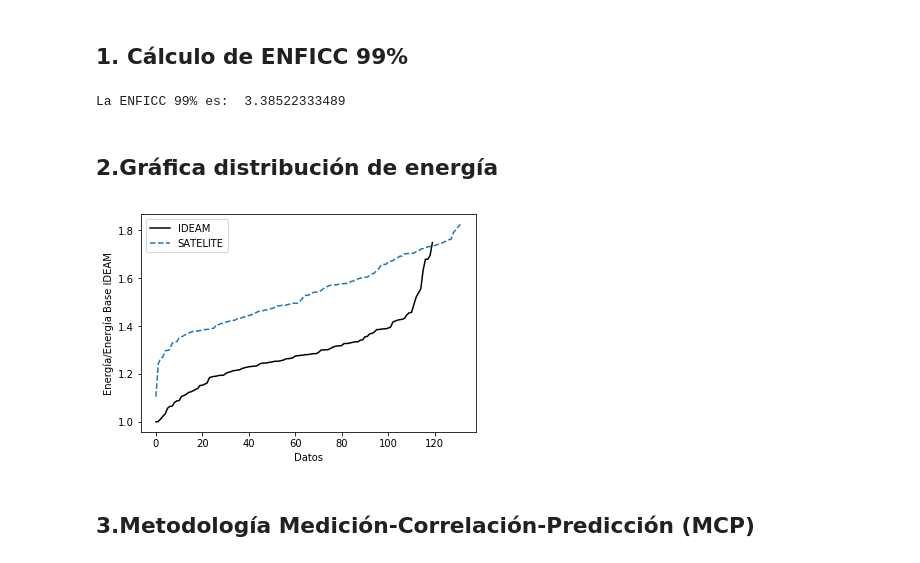
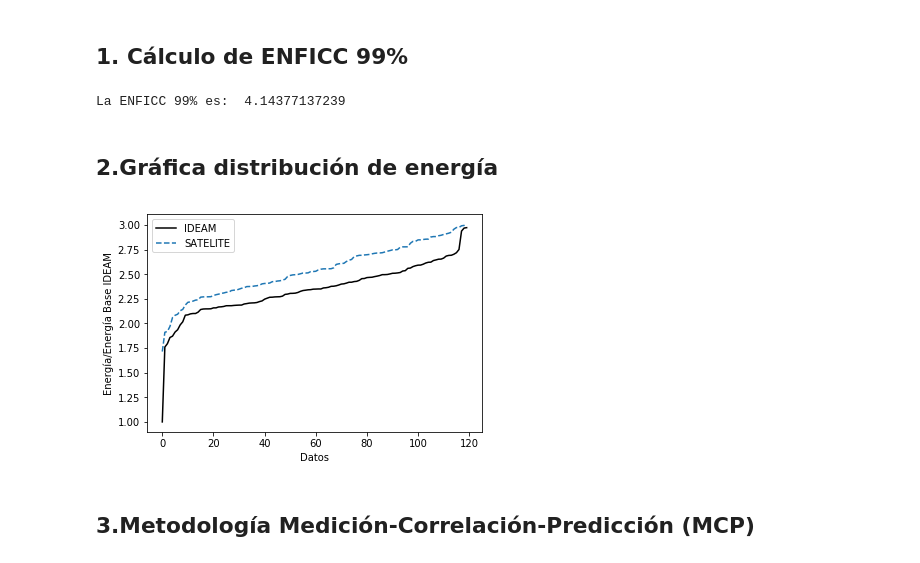
Before and after one commit to lrmahecha/Herramientas-Computacionales-IMEC3602, a Jupyter notebook: 02_taller01/Taller1.ipynb, the cells around one changed output. Drawn from its saved outputs; the diff is of its cells as text; code cells hidden in the pictures.

```diff
--- a/02_taller01/Taller1.ipynb
+++ b/02_taller01/Taller1.ipynb
@@ -12,7 +12,7 @@ Populating the interactive namespace from numpy and matplotlib
 # %%
 base_dir = os.path.join( '.','data')
 output_dir = os.path.join( '.','output')
-ciudad = 'Medellin'
+ciudad = 'Uribia'
 fuente = 'IDEAM'
 fuente2 = 'NREL'
 serie_csv = os.path.join(base_dir,ciudad,fuente+'.csv')
@@ -63,7 +63,7 @@ def enfic(serie_horaria):
 # %%
 enfic=enfic(serie_pd)
 # %% [output]
-La ENFICC 99% es:  3.38522333489
+La ENFICC 99% es:  4.14377137239
 # %% [markdown]
 ## 2.Gráfica distribución de energía
 # %%
@@ -130,9 +130,9 @@ def grafica (serie1,serie2):
     pylab.plot(numdatos2,datos_SATELITE/datos_IDEAM[0],'--', label='SATELITE')
     pylab.legend(loc='upper left')
 # %%
-grafica(serie_pd,serie_pd2)
+grafica(serie_pd,serie_pd21)
 # %% [output]
-[figure, old version]
+[figure, new version]
 # %% [markdown]
 ## 3.Metodología Medición-Correlación-Predicción (MCP)
 # %% [markdown]
```
Also changed, not shown: parts of 27 cells of this notebook.
